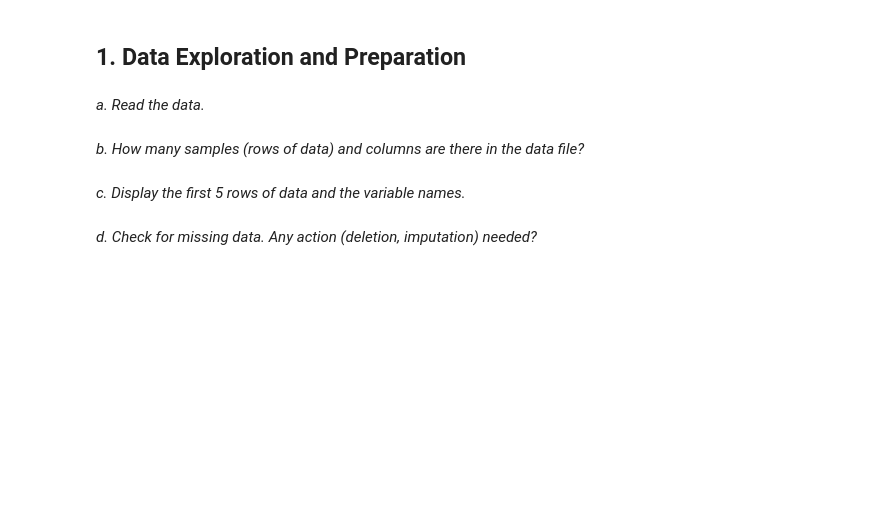
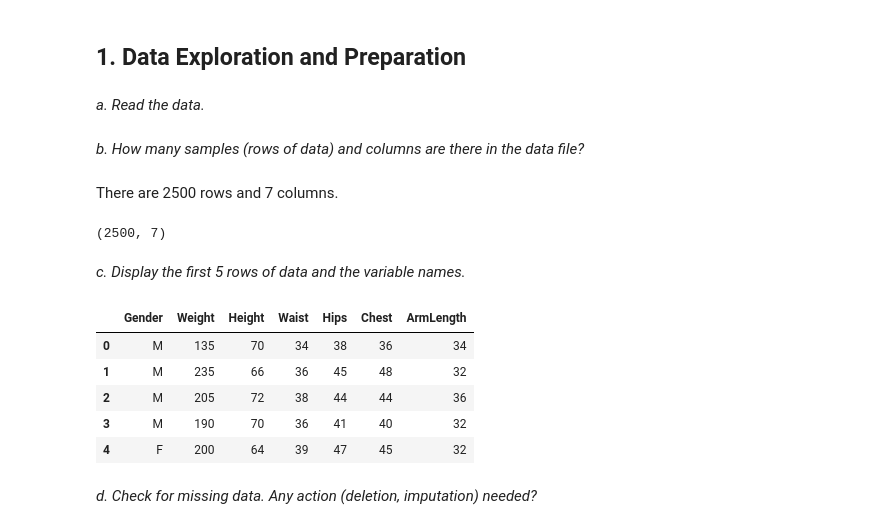
Before and after one commit to Chaser260/GSCM-575-ML, a Jupyter notebook: code/HW04WP_ML.ipynb, the cells around one changed output. Drawn from its saved outputs; the diff is of its cells as text; code cells hidden in the pictures; blank space fills up the shorter version.

```diff
--- a/code/HW04WP_ML.ipynb
+++ b/code/HW04WP_ML.ipynb
@@ -13,6 +43,21 @@ Data: http://web.pdx.edu/~gerbing/data/BodyMeas2500.xlsx
 # %% [markdown]
 *b. How many samples (rows of data) and columns are there in the data file?*
+# %% [markdown]
+There are 2500 rows and 7 columns.
+# %%
+df.shape
+# %% [output]
+(2500, 7)
 # %% [markdown]
 *c. Display the first 5 rows of data and the variable names.*
+# %%
+df.head()
+# %% [output]
+|  | Gender | Weight | Height | Waist | Hips | Chest | ArmLength |
+| 0 | M | 135 | 70 | 34 | 38 | 36 | 34 |
+| 1 | M | 235 | 66 | 36 | 45 | 48 | 32 |
+| 2 | M | 205 | 72 | 38 | 44 | 44 | 36 |
+| 3 | M | 190 | 70 | 36 | 41 | 40 | 32 |
+| 4 | F | 200 | 64 | 39 | 47 | 45 | 32 |
 # %% [markdown]
 *d. Check for missing data. Any action (deletion, imputation) needed?*
```
Also changed, not shown: parts of 61 cells of this notebook.
